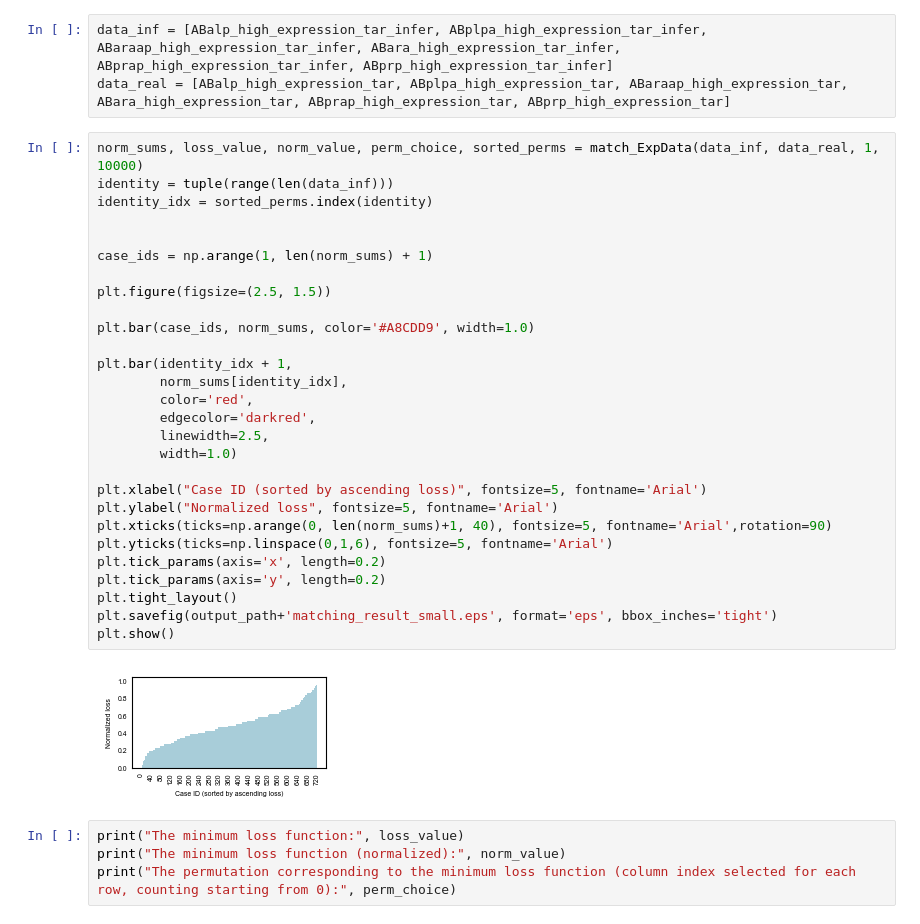
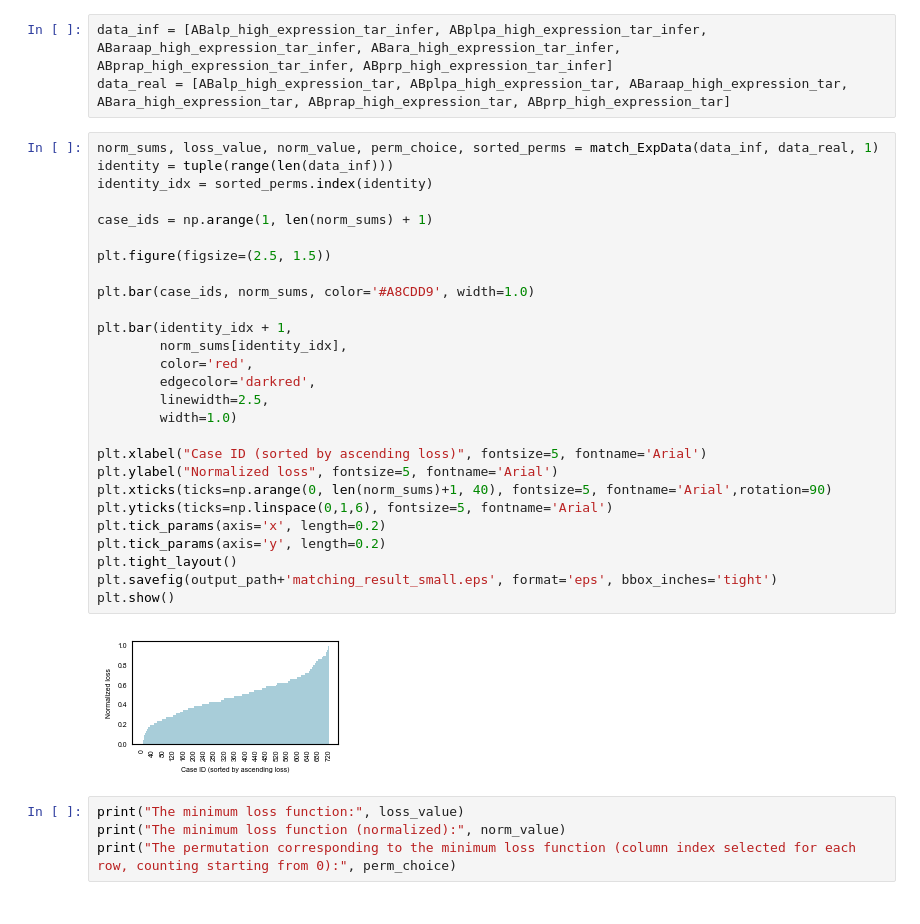
Before and after one commit to yuxiaochen11/LineageGRN, a Jupyter notebook: examples/demos/demo_C.elegans_Full.ipynb, the cells around one changed output. Saved outputs shown, nothing was run; the diff lists cells and outputs as text.

```diff
--- a/examples/demos/demo_C.elegans_Full.ipynb
+++ b/examples/demos/demo_C.elegans_Full.ipynb
@@ -222,35 +215,34 @@ ABalp_high_expression_tar = count_greater_than_threshold(ABalp_tar, -count_matri
 data_inf = [ABalp_high_expression_tar_infer, ABplpa_high_expression_tar_infer, ABaraap_high_expression_tar_infer, ABara_high_expression_tar_infer, ABprap_high_expression_tar_infer, ABprp_high_expression_tar_infer]
 data_real = [ABalp_high_expression_tar, ABplpa_high_expression_tar, ABaraap_high_expression_tar, ABara_high_expression_tar, ABprap_high_expression_tar, ABprp_high_expression_tar]
 # %%
-norm_sums, loss_value, norm_value, perm_choice, sorted_perms = match_ExpData(data_inf, data_real, 1, 10000)
+norm_sums, loss_value, norm_value, perm_choice, sorted_perms = match_ExpData(data_inf, data_real, 1)
 identity = tuple(range(len(data_inf)))
 identity_idx = sorted_perms.index(identity)
-
 
 case_ids = np.arange(1, len(norm_sums) + 1)
 
 plt.figure(figsize=(2.5, 1.5))
 
 plt.bar(case_ids, norm_sums, color='#A8CDD9', width=1.0)
 
 plt.bar(identity_idx + 1,
         norm_sums[identity_idx],
         color='red',
         edgecolor='darkred',
         linewidth=2.5,
         width=1.0)
 
 plt.xlabel("Case ID (sorted by ascending loss)", fontsize=5, fontname='Arial')
 plt.ylabel("Normalized loss", fontsize=5, fontname='Arial')
 plt.xticks(ticks=np.arange(0, len(norm_sums)+1, 40), fontsize=5, fontname='Arial',rotation=90)
 plt.yticks(ticks=np.linspace(0,1,6), fontsize=5, fontname='Arial')
 plt.tick_params(axis='x', length=0.2)
 plt.tick_params(axis='y', length=0.2)
 plt.tight_layout()
 plt.savefig(output_path+'matching_result_small.eps', format='eps', bbox_inches='tight')
 plt.show()
 # %% [output]
-[figure, old version]
+[figure, new version]
 # %%
 print("The minimum loss function:", loss_value)
 print("The minimum loss function (normalized):", norm_value)
```
Also changed, not shown: parts of 4 cells of this notebook, 38 other files.
